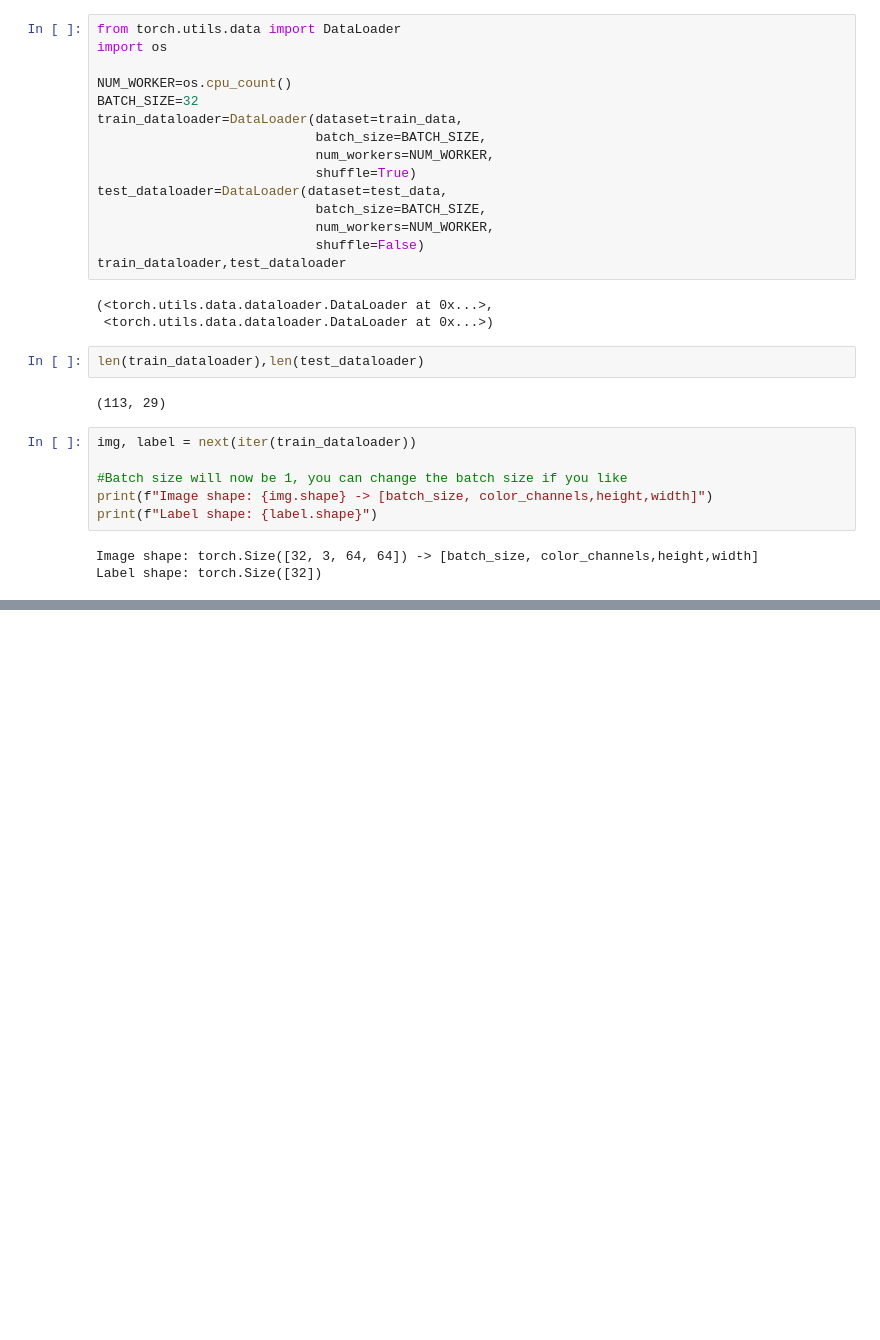
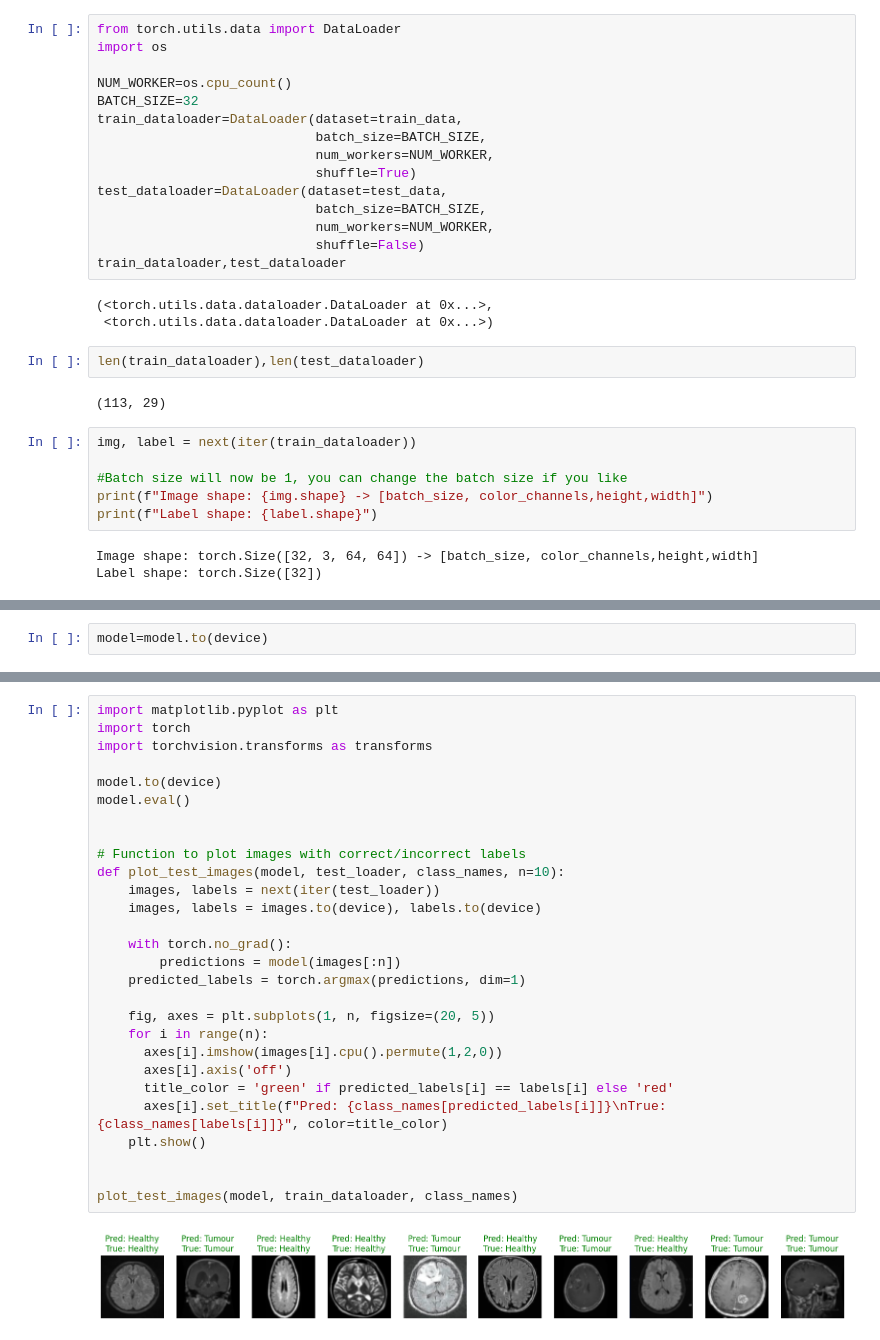
Before and after one commit to Er-luffy-D/Brain-Tumor, a Jupyter notebook: Tumour.ipynb, the cells around one changed output, grey strips where cells are left out. Cells and saved outputs as stored; diff of their text form; blank space fills up the shorter version.

```diff
--- a/Tumour.ipynb
+++ b/Tumour.ipynb
@@ -255,0 +296,2 @@ Label shape: torch.Size([32])
+# %%
+model=model.to(device)
@@ -255,0 +415,30 @@ Label shape: torch.Size([32])
+# %%
+import matplotlib.pyplot as plt
+import torch
+import torchvision.transforms as transforms
+
+model.to(device)
+model.eval()
+
+
+# Function to plot images with correct/incorrect labels
+def plot_test_images(model, test_loader, class_names, n=10):
+    images, labels = next(iter(test_loader))
+    images, labels = images.to(device), labels.to(device)
+
+    with torch.no_grad():
+        predictions = model(images[:n])
+    predicted_labels = torch.argmax(predictions, dim=1)
+
+    fig, axes = plt.subplots(1, n, figsize=(20, 5))
+    for i in range(n):
+      axes[i].imshow(images[i].cpu().permute(1,2,0))
+      axes[i].axis('off')
+      title_color = 'green' if predicted_labels[i] == labels[i] else 'red'
+      axes[i].set_title(f"Pred: {class_names[predicted_labels[i]]}\nTrue: {class_names[labels[i]]}", color=title_color)
+    plt.show()
+
+
+plot_test_images(model, train_dataloader, class_names)
+# %% [output]
+[figure, added]
```
Also changed, not shown: parts of 32 cells of this notebook.
